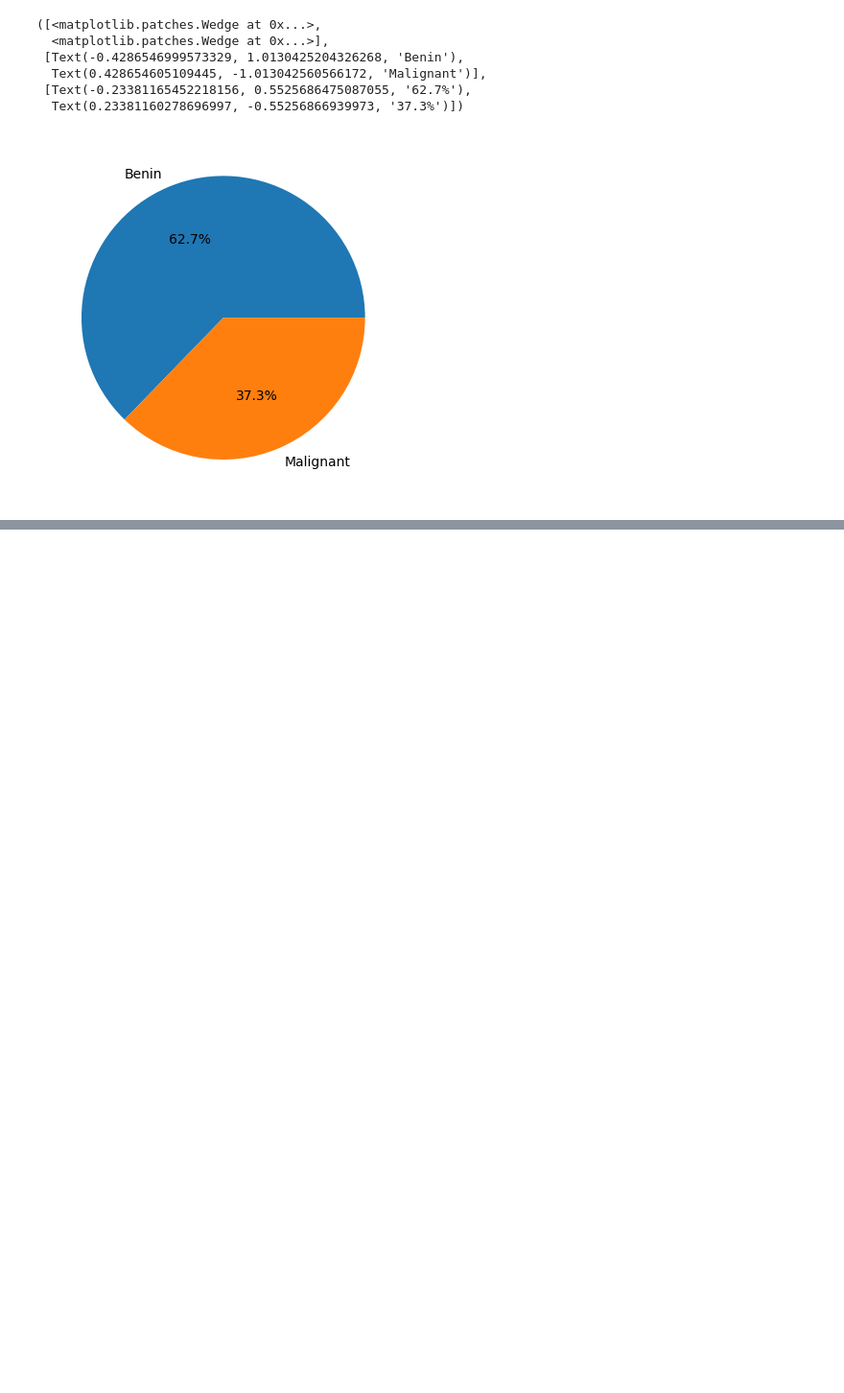
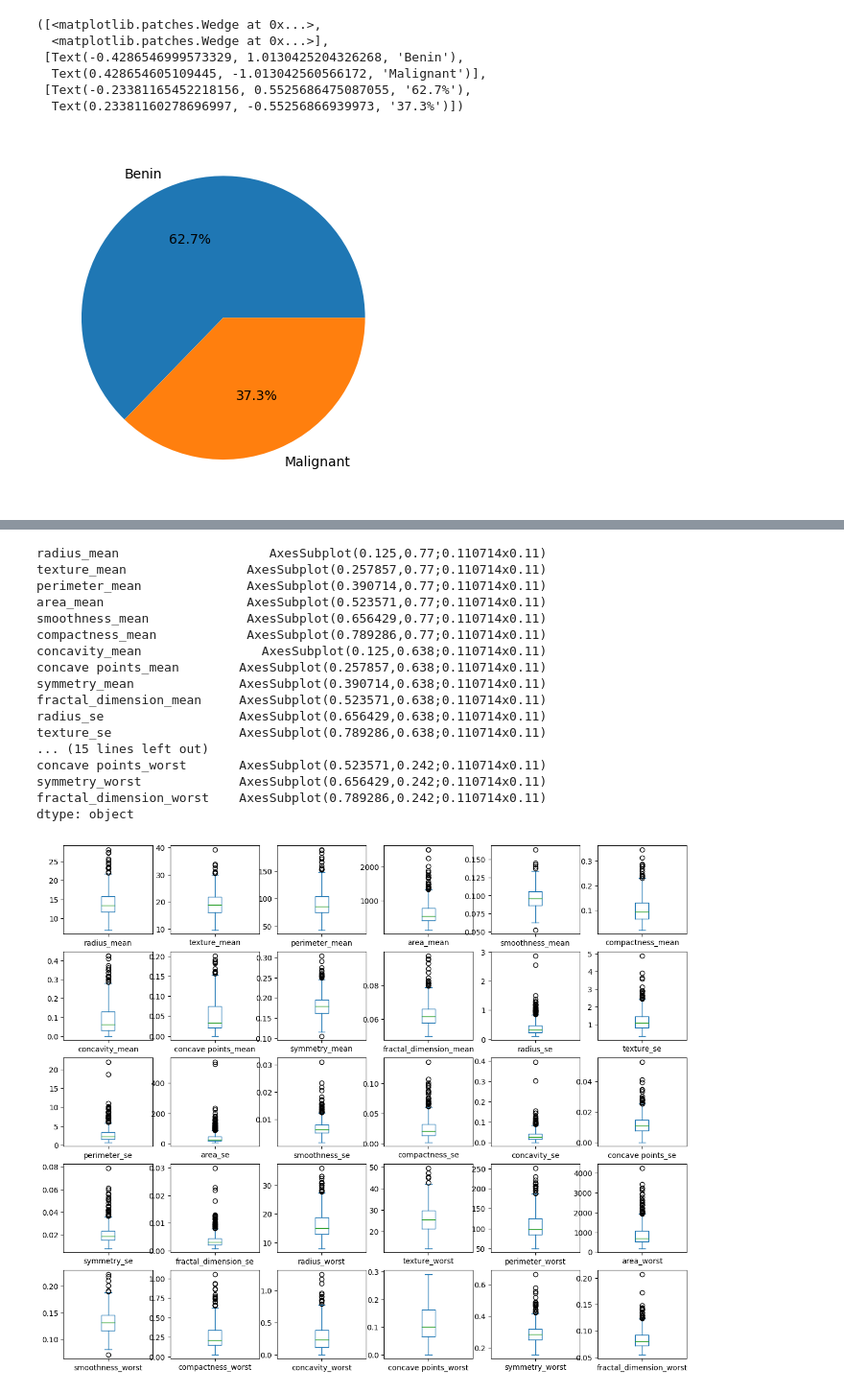
Before and after one commit to lauradesjacques/brest_cancer, a Jupyter notebook: EDA_brestCancer.ipynb, the cells around one changed output, grey strips where cells are left out. Shown at 96% size. Cells and saved outputs as stored; diff of their text form; code cells hidden in the pictures; blank space fills up the shorter version.

```diff
--- a/EDA_brestCancer.ipynb
+++ b/EDA_brestCancer.ipynb
@@ -137,0 +152,21 @@ ax.pie(truc, labels=labels, autopct='%1.1f%%')
+# %%
+data.iloc[: ,1:].plot(kind = "box", subplots = True, layout = (6,6), figsize = (15,15))
+# %% [output]
+radius_mean                    AxesSubplot(0.125,0.77;0.110714x0.11)
+texture_mean                AxesSubplot(0.257857,0.77;0.110714x0.11)
+perimeter_mean              AxesSubplot(0.390714,0.77;0.110714x0.11)
+area_mean                   AxesSubplot(0.523571,0.77;0.110714x0.11)
+smoothness_mean             AxesSubplot(0.656429,0.77;0.110714x0.11)
+compactness_mean            AxesSubplot(0.789286,0.77;0.110714x0.11)
+concavity_mean                AxesSubplot(0.125,0.638;0.110714x0.11)
+concave points_mean        AxesSubplot(0.257857,0.638;0.110714x0.11)
+symmetry_mean              AxesSubplot(0.390714,0.638;0.110714x0.11)
+fractal_dimension_mean     AxesSubplot(0.523571,0.638;0.110714x0.11)
+radius_se                  AxesSubplot(0.656429,0.638;0.110714x0.11)
+texture_se                 AxesSubplot(0.789286,0.638;0.110714x0.11)
+... (15 lines left out)
+concave points_worst       AxesSubplot(0.523571,0.242;0.110714x0.11)
+symmetry_worst             AxesSubplot(0.656429,0.242;0.110714x0.11)
+fractal_dimension_worst    AxesSubplot(0.789286,0.242;0.110714x0.11)
+dtype: object
+[figure, added]
```
Also changed, not shown: parts of 26 cells of this notebook.
